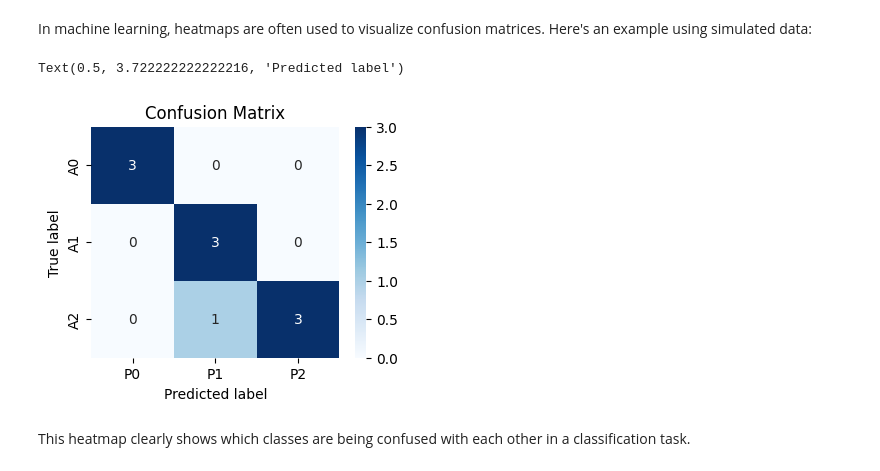
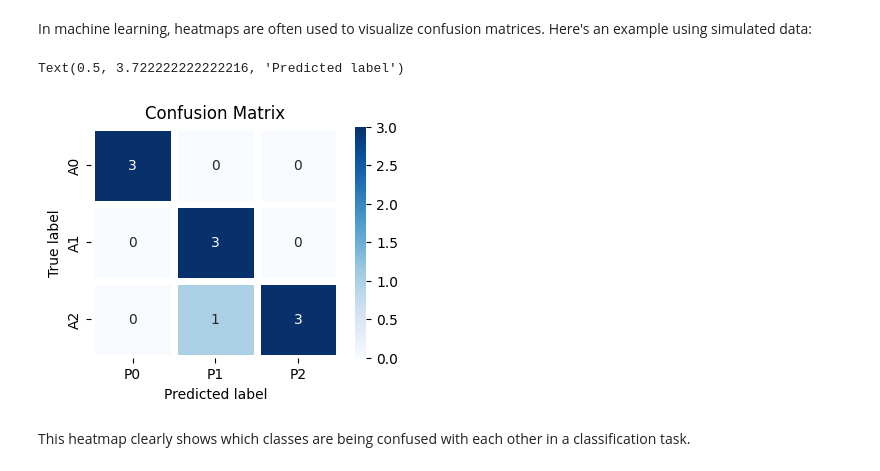
Before and after one commit to pytopia/Data-Visualization, a Jupyter notebook: Lectures/04 Plotting with Seaborn/07 Matrix Plots.ipynb, the cells around one changed output. Cells and saved outputs as stored; diff of their text form; code cells hidden in the pictures.

```diff
--- a/Lectures/04 Plotting with Seaborn/07 Matrix Plots.ipynb
+++ b/Lectures/04 Plotting with Seaborn/07 Matrix Plots.ipynb
@@ -157,28 +173,29 @@ In machine learning, heatmaps are often used to visualize confusion matrices. He
 # %%
 import numpy as np
 from sklearn.metrics import confusion_matrix
 
 # Simulated data
 y_true = np.array([0, 1, 2, 2, 1, 0, 1, 2, 2, 0])
 y_pred = np.array([0, 1, 1, 2, 1, 0, 1, 2, 2, 0])
 
 conf_matrix = confusion_matrix(y_true, y_pred)
 
 plt.figure(figsize=(4, 3))
 sns.heatmap(
     conf_matrix,
     annot=True,
     fmt="d",
     cmap="Blues",
+    linewidths=5,
     xticklabels=["P0", "P1", "P2"],
     yticklabels=["A0", "A1", "A2"],
 )
 plt.title("Confusion Matrix")
 plt.ylabel("True label")
 plt.xlabel("Predicted label")
 # %% [output]
 Text(0.5, 3.722222222222216, 'Predicted label')
-[figure, old version]
+[figure, new version]
 # %% [markdown]
 This heatmap clearly shows which classes are being confused with each other in a classification task.
 # %% [markdown]
```
Also changed, not shown: parts of 9 cells of this notebook, 2 other files.
